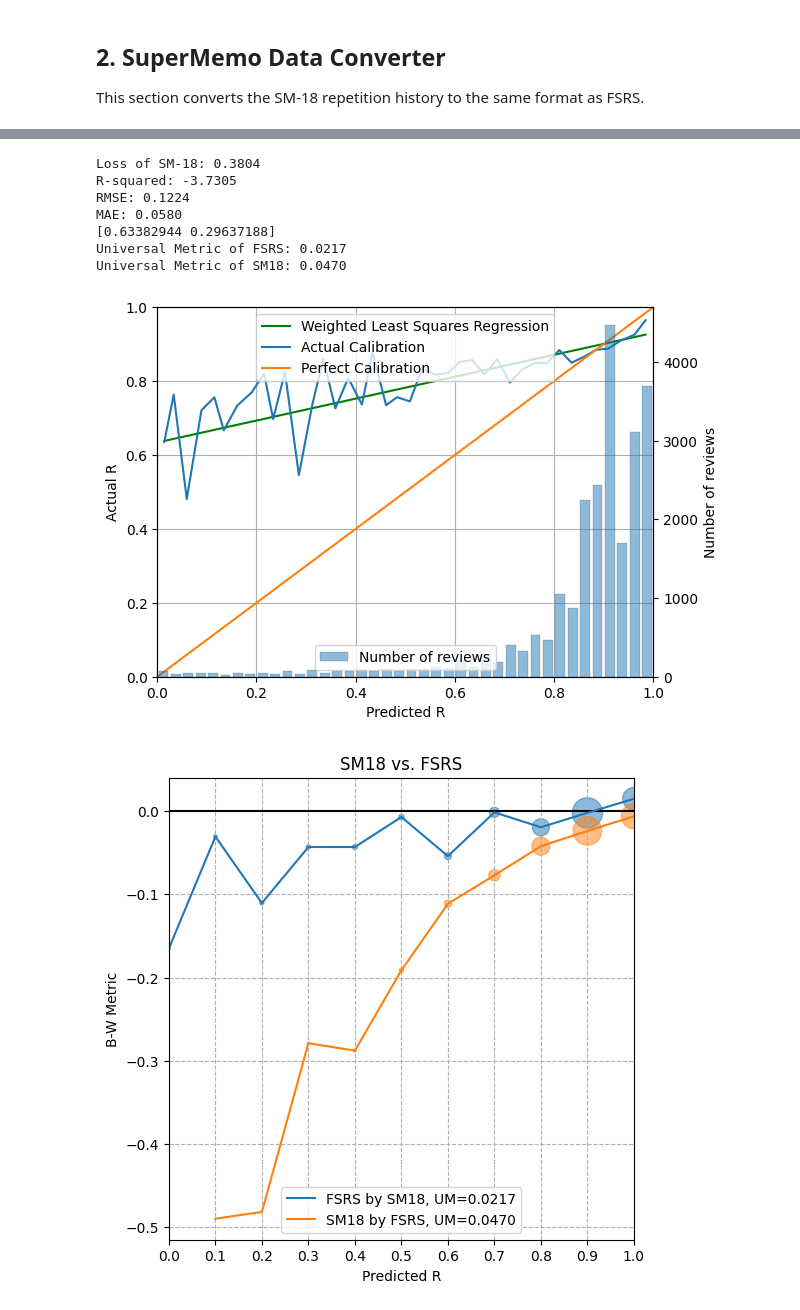
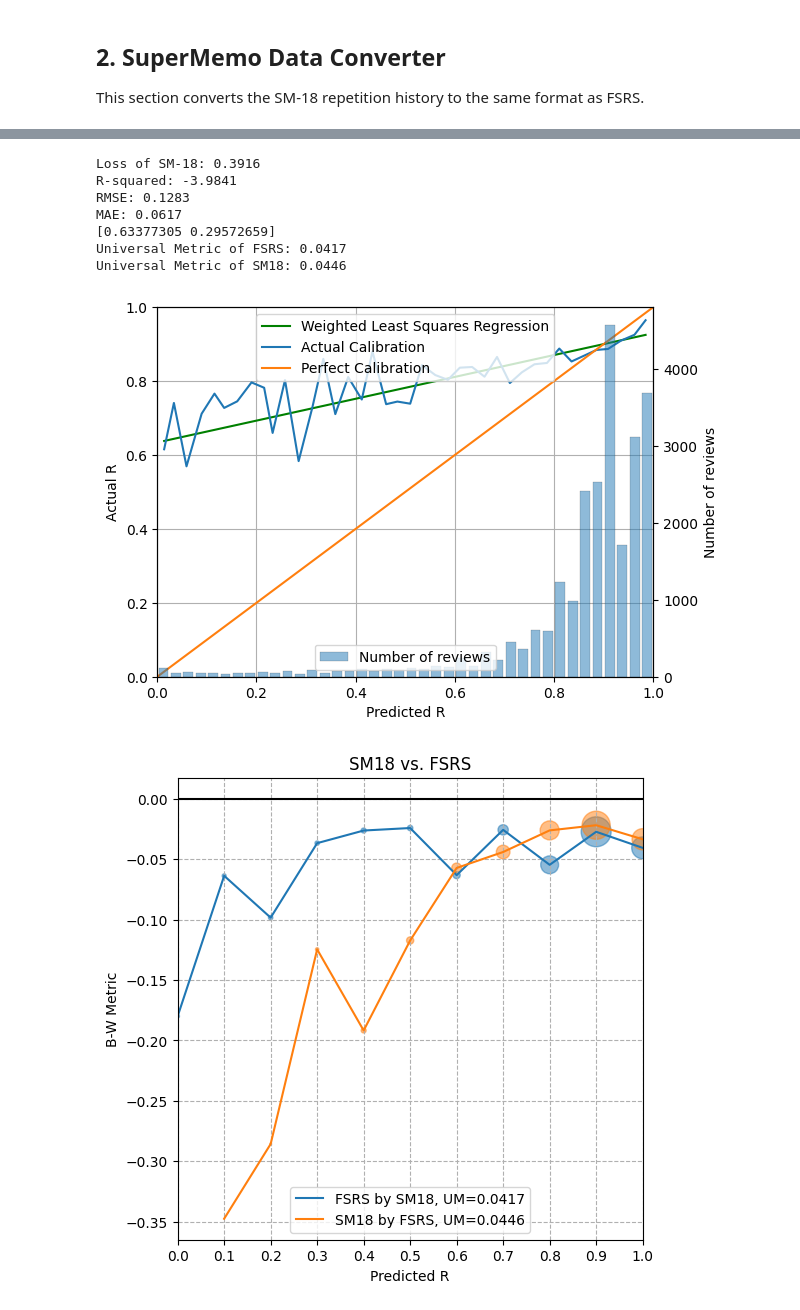
Before and after one commit to open-spaced-repetition/fsrs-vs-sm15, a Jupyter notebook: compare.ipynb, the cells around one changed output, grey strips where cells are left out. Cells and saved outputs as stored; diff of their text form; code cells hidden in the pictures.

Commit message:
replace compare with compare_online

```diff
--- a/compare.ipynb
+++ b/compare.ipynb
@@ -208,23 +199,21 @@ Number of repetitions: 33758
 # %%
 %pip install -q FSRS-Optimizer==4.11.0
-import fsrs_optimizer
+import pandas as pd
 import numpy as np
-import pandas as pd
 import matplotlib.pyplot as plt
-from fsrs_optimizer import plot_brier
+import torch
+from torch.utils.data import DataLoader
 from sklearn.metrics import mean_squared_error
+from tqdm.auto import tqdm
+from fsrs_optimizer import lineToTensor, collate_fn, power_forgetting_curve, plot_brier, FSRS, RevlogDataset, WeightClipper, Optimizer
+
+tqdm.pandas()
 
 revlogs = pd.read_csv('revlog_history.tsv', sep='\t', keep_default_na=False)
-revlogs = revlogs[(revlogs['i'] > 1) & (revlogs['delta_t'] > 0) & (revlogs['t_history'].str.count(',0') == 0)]
+revlogs = revlogs[(revlogs['i'] > 1) & (revlogs['delta_t'] > 0) & (revlogs['t_history'].str.count(',0') == 0)].copy()
 
-optimizer = fsrs_optimizer.Optimizer()
-
-S0_dataset = revlogs[revlogs['i'] == 2]
-optimizer.S0_dataset_group = S0_dataset.groupby(by=['r_history', 'delta_t'], group_keys=False).agg({'y': ['mean', 'count']}).reset_index()
-
-optimizer.define_model()
-optimizer.pretrain(verbose=False)
-optimizer.train(verbose=False)
-print(optimizer.w)
+revlogs['tensor'] = revlogs.progress_apply(lambda x: lineToTensor(list(zip([x['t_history']], [x['r_history']]))[0]), axis=1)
+revlogs.sort_values(by=['review_date'], inplace=True)
+revlogs.reset_index(drop=True, inplace=True)
 # %% [output]
 Note: you may need to restart the kernel to use updated packages.
@@ -288,0 +255,9 @@ Universal Metric of SM2: 0.4731
+# %%
+revlogs['log_loss'] = revlogs.apply(lambda row: - np.log(row['p']) if row['y'] == 1 else - np.log(1 - row['p']), axis=1)
+log_loss = revlogs['log_loss'].mean()
+print(f"Loss of FSRS online: {log_loss:.4f}")
+
+fig0 = plt.figure()
+fsrs_metrics = plot_brier(revlogs['p'], revlogs['y'], bins=40, ax=fig0.add_subplot(111))
+fsrs_metrics['log_loss'] = log_loss
+fig0.show()
@@ -289,11 +271,12 @@ Universal Metric of SM2: 0.4731
 # %%
-revlogs['p'] = optimizer.dataset['p']
 revlogs['sm18_p'] = 1 - revlogs['expFI'] / 100
 revlogs['log_loss'] = revlogs.apply(lambda row: - np.log(row['sm18_p']) if row['y'] == 1 else - np.log(1 - row['sm18_p']), axis=1)
-print(f"Loss of SM-18: {revlogs['log_loss'].mean():.4f}")
+log_loss = revlogs['log_loss'].mean()
+print(f"Loss of SM-18: {log_loss:.4f}")
 cross_comparison = revlogs[['sm18_p', 'p', 'y']].copy()
 fig1 = plt.figure()
 sm18_metrics = plot_brier(cross_comparison['sm18_p'], cross_comparison['y'], bins=40, ax=fig1.add_subplot(111))
+sm18_metrics['log_loss'] = log_loss
 fig1.show()
 
 fig2 = plt.figure(figsize=(6, 6))
@@ -305,42 +288,42 @@ cross_comparison['FSRS_B-W'] = cross_comparison['p'] - cross_comparison['y']
 cross_comparison['FSRS_bin'] = cross_comparison['p'].map(lambda x: round(x, 1))
 
 ax.axhline(y = 0.0, color = 'black', linestyle = '-')
 
 cross_comparison_group = cross_comparison.groupby(by='SM18_Bin').agg({'y': ['mean'], 'FSRS_B-W': ['mean'], 'p': ['mean', 'count']})
 universal_metric = mean_squared_error(cross_comparison_group['y', 'mean'], cross_comparison_group['p', 'mean'], sample_weight=cross_comparison_group['p', 'count'], squared=False)
 fsrs_metrics['universal_metric'] = universal_metric
 print(f"Universal Metric of FSRS: {universal_metric:.4f}")
 cross_comparison_group['p', 'percent'] = cross_comparison_group['p', 'count'] / cross_comparison_group['p', 'count'].sum()
 ax.scatter(cross_comparison_group.index, cross_comparison_group['FSRS_B-W', 'mean'], s=cross_comparison_group['p', 'percent'] * 1024, alpha=0.5)
 ax.plot(cross_comparison_group['FSRS_B-W', 'mean'], label=f'FSRS by SM18, UM={universal_metric:.4f}')
 
 cross_comparison_group = cross_comparison.groupby(by='FSRS_bin').agg({'y': ['mean'], 'SM18_B-W': ['mean'], 'sm18_p': ['mean', 'count']})
 universal_metric = mean_squared_error(cross_comparison_group['y', 'mean'], cross_comparison_group['sm18_p', 'mean'], sample_weight=cross_comparison_group['sm18_p', 'count'], squared=False)
 sm18_metrics['universal_metric'] = universal_metric
 print(f"Universal Metric of SM18: {universal_metric:.4f}")
 cross_comparison_group['sm18_p', 'percent'] = cross_comparison_group['sm18_p', 'count'] / cross_comparison_group['sm18_p', 'count'].sum()
 ax.scatter(cross_comparison_group.index, cross_comparison_group['SM18_B-W', 'mean'], s=cross_comparison_group['sm18_p', 'percent'] * 1024, alpha=0.5)
 ax.plot(cross_comparison_group['SM18_B-W', 'mean'], label=f'SM18 by FSRS, UM={universal_metric:.4f}')
 
 ax.legend(loc='lower center')
 ax.grid(linestyle='--')
 ax.set_title("SM18 vs. FSRS")
 ax.set_xlabel('Predicted R')
 ax.set_ylabel('B-W Metric')
 ax.set_xlim(0, 1)
 ax.set_xticks(np.arange(0, 1.1, 0.1))
 
 fig2.show()
 # %% [output]
-Loss of SM-18: 0.3804
-R-squared: -3.7305
-RMSE: 0.1224
-MAE: 0.0580
-[0.63382944 0.29637188]
-Universal Metric of FSRS: 0.0217
-Universal Metric of SM18: 0.0470
+Loss of SM-18: 0.3916
+R-squared: -3.9841
+RMSE: 0.1283
+MAE: 0.0617
+[0.63377305 0.29572659]
+Universal Metric of FSRS: 0.0417
+Universal Metric of SM18: 0.0446
-[figure, old version]
+[figure, new version]
-[figure, old version]
+[figure, new version]
 # %%
 {
     'user': username,
```
Also changed, not shown: parts of 11 cells of this notebook, 4 other files.
